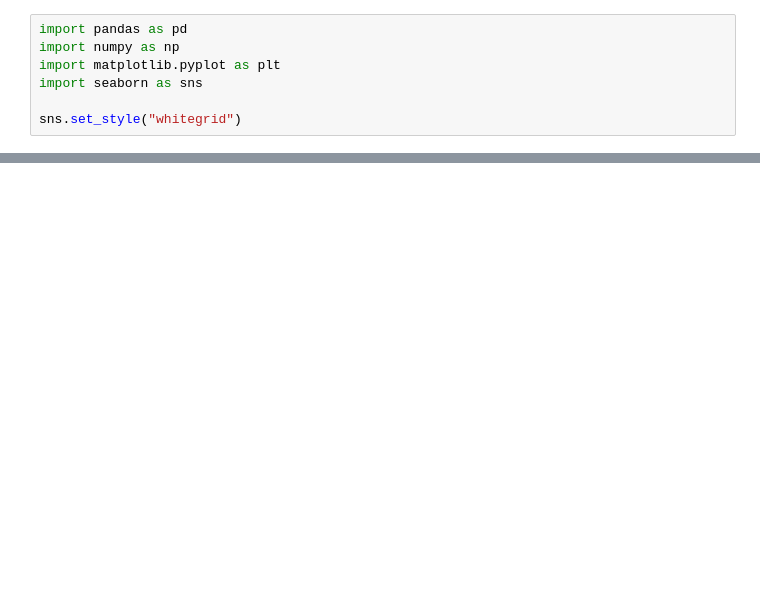
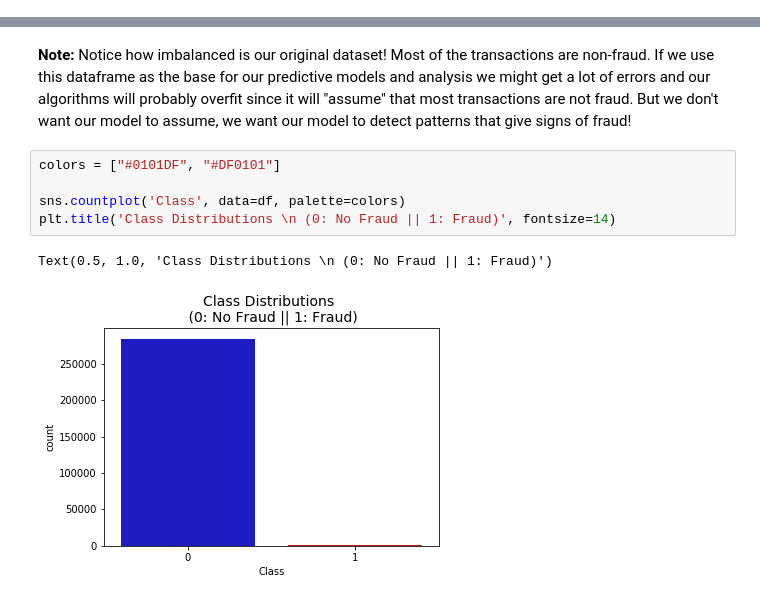
Before and after one commit to singhshubham4158/real-time-fraud-detection, a Jupyter notebook: notebook/EDA.ipynb, the cells around one changed output, grey strips where cells are left out. Cells and saved outputs as stored; diff of their text form; blank space fills up the shorter version.

```diff
--- a/notebook/EDA.ipynb
+++ b/notebook/EDA.ipynb
@@ -3,7 +0,0 @@
-# %%
-import pandas as pd
-import numpy as np
-import matplotlib.pyplot as plt
-import seaborn as sns
-
-sns.set_style("whitegrid")
@@ -156,0 +78,10 @@ Feature shape: (284807, 33)
+# %% [markdown]
+**Note:**  Notice how imbalanced is our original dataset! Most of the transactions are non-fraud. If we use this dataframe as the base for our predictive models and analysis we might get a lot of errors and our algorithms will probably overfit since it will "assume" that most transactions are not fraud. But we don't want our model to assume, we want our model to detect patterns that give signs of fraud!
+# %%
+colors = ["#0101DF", "#DF0101"]
+
+sns.countplot('Class', data=df, palette=colors)
+plt.title('Class Distributions \n (0: No Fraud || 1: Fraud)', fontsize=14)
+# %% [output]
+Text(0.5, 1.0, 'Class Distributions \n (0: No Fraud || 1: Fraud)')
+[figure, added]
```
Also changed, not shown: parts of 91 cells of this notebook.
